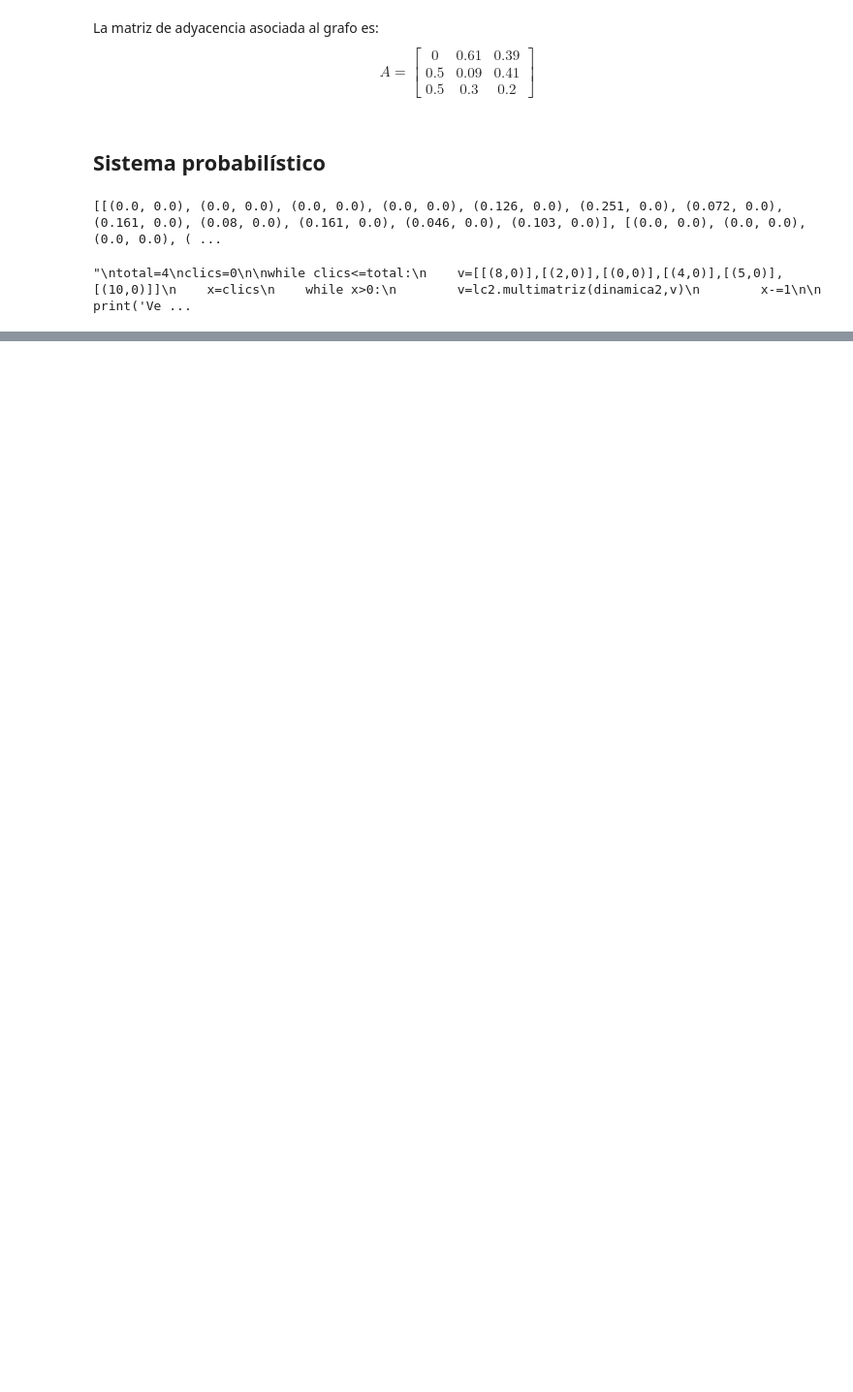
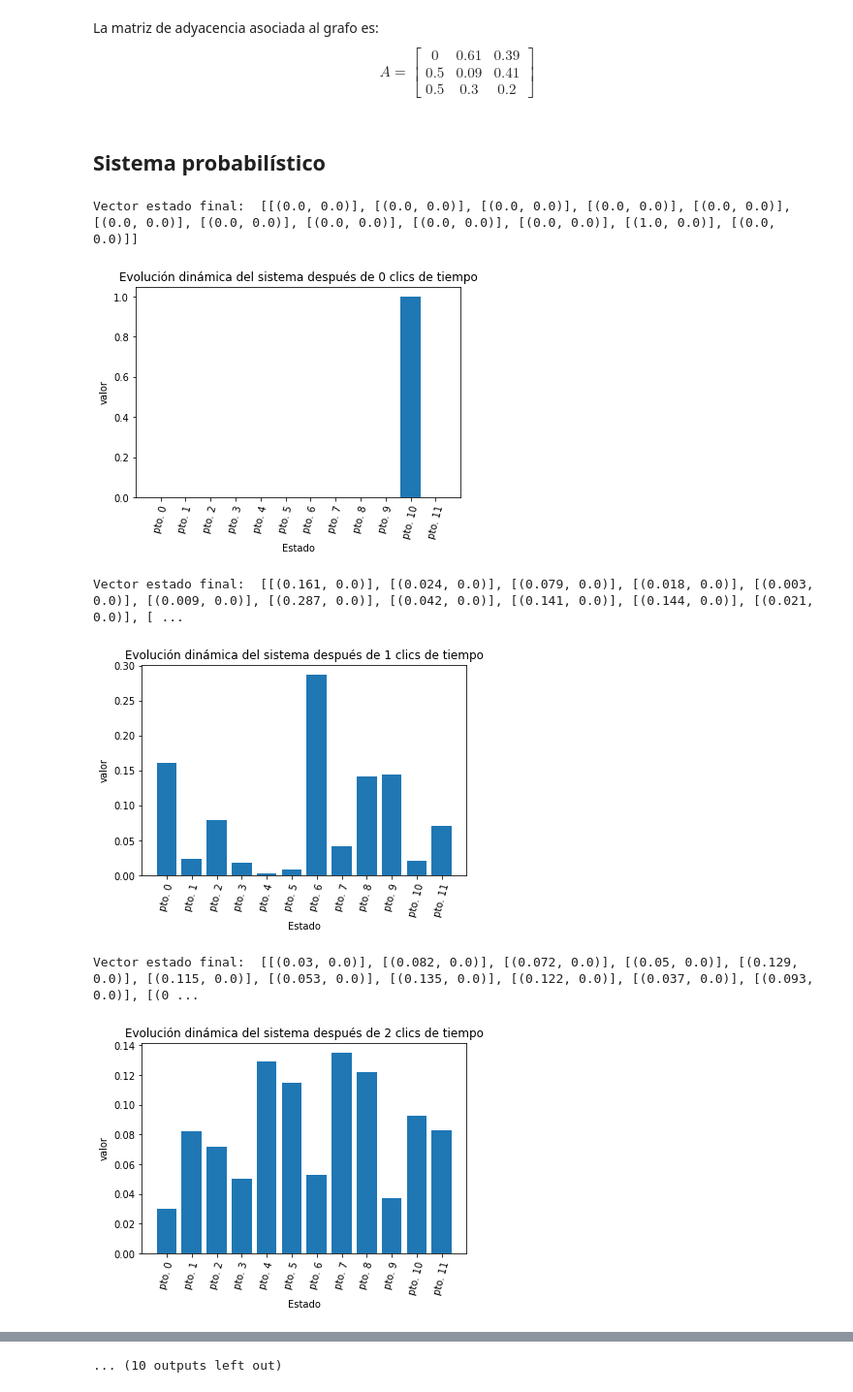
Before and after one commit to cristian-ruiz-s-ing/librer-acomplejos, a Jupyter notebook: Untitled.ipynb, the cells around one changed output, grey strips where cells are left out. Shown at 97% size. Drawn from its saved outputs; the diff is of its cells as text; code cells hidden in the pictures; blank space fills up the shorter version.

```diff
--- a/Untitled.ipynb
+++ b/Untitled.ipynb
@@ -98,41 +98,51 @@ import libreriacomplejos2 as lc2
 
 personaje=[[(0,0),(0.61,0),(0.39,0)],
           [(0.5,0),(0.09,0),(0.41,0)],
           [(0.5,0),(0.3,0),(0.2,0)]]
 
+personaje0=[[(0,0)],
+          [(1,0)],
+          [(0,0)]]
+
 aldeas=[[(7/34,0),(14/34,0),(4/34,0),(9/34,0)],
           [(15/34,0),(6/34,0),(12/34,0),(1/34,0)],
           [(2/34,0),(3/34,0),(13/34,0),(16/34,0)],
           [(10/34,0),(11/34,0),(5/34,0),(8/34,0)]]
 
-dinamica=lc2.tensor(personaje,aldeas)
-print(dinamica)
+aldeas0=[[(0,0)],
+          [(0,0)],
+          [(0,0)],
+          [(1,0)]]
 
-"""
-total=4
+dinamica=lc2.tensor(aldeas,personaje)
+
+total=10
 clics=0
 
 while clics<=total:
-    v=[[(8,0)],[(2,0)],[(0,0)],[(4,0)],[(5,0)],[(10,0)]]
+    v=lc2.tensor(aldeas0,personaje0)
     x=clics
     while x>0:
-        v=lc2.multimatriz(dinamica2,v)
+        v=lc2.multimatriz(dinamica,v)
         x-=1
 
     print('Vector estado final: ',v)
-    labels=['pto. 0', 'pto. 1', 'pto. 2', 'pto. 3', 'pto. 4', 'pto. 5']
-    estado=[v[0][0][0], v[1][0][0], v[2][0][0], v[3][0][0], v[4][0][0], v[5][0][0]]
+    labels=['pto. 0', 'pto. 1', 'pto. 2', 'pto. 3', 'pto. 4', 'pto. 5', 'pto. 6', 'pto. 7', 'pto. 8', 'pto. 9', 'pto. 10', 'pto. 11']
+    estado=[v[0][0][0], v[1][0][0], v[2][0][0], v[3][0][0], v[4][0][0], v[5][0][0], v[6][0][0], v[7][0][0], v[8][0][0], v[9][0][0], v[10][0][0], v[11][0][0]]
 
     index =np.arange(len(labels))
     #print('esto es index: ', index)
     plt.bar(index,estado)
     plt.xlabel('Estado')
     plt.ylabel('valor')
     plt.xticks(index, labels, rotation=75)
     plt.title('Evolución dinámica del sistema después de '+str(clics)+' clics de tiempo')
     plt.show()
     clics+=1
-"""
 # %% [output]
-[[(0.0, 0.0), (0.0, 0.0), (0.0, 0.0), (0.0, 0.0), (0.126, 0.0), (0.251, 0.0), (0.072, 0.0), (0.161, 0.0), (0.08, 0.0), (0.161, 0.0), (0.046, 0.0), (0.103, 0.0)], [(0.0, 0.0), (0.0, 0.0), (0.0, 0.0), ( ...
+Vector estado final:  [[(0.0, 0.0)], [(0.0, 0.0)], [(0.0, 0.0)], [(0.0, 0.0)], [(0.0, 0.0)], [(0.0, 0.0)], [(0.0, 0.0)], [(0.0, 0.0)], [(0.0, 0.0)], [(0.0, 0.0)], [(1.0, 0.0)], [(0.0, 0.0)]]
+[figure, added]
-"\ntotal=4\nclics=0\n\nwhile clics<=total:\n    v=[[(8,0)],[(2,0)],[(0,0)],[(4,0)],[(5,0)],[(10,0)]]\n    x=clics\n    while x>0:\n        v=lc2.multimatriz(dinamica2,v)\n        x-=1\n\n    print('Ve ...
+Vector estado final:  [[(0.161, 0.0)], [(0.024, 0.0)], [(0.079, 0.0)], [(0.018, 0.0)], [(0.003, 0.0)], [(0.009, 0.0)], [(0.287, 0.0)], [(0.042, 0.0)], [(0.141, 0.0)], [(0.144, 0.0)], [(0.021, 0.0)], [ ...
+[figure, added]
+Vector estado final:  [[(0.03, 0.0)], [(0.082, 0.0)], [(0.072, 0.0)], [(0.05, 0.0)], [(0.129, 0.0)], [(0.115, 0.0)], [(0.053, 0.0)], [(0.135, 0.0)], [(0.122, 0.0)], [(0.037, 0.0)], [(0.093, 0.0)], [(0 ...
+[figure, added]
@@ -138,0 +155 @@ while clics<=total:
+... (10 outputs left out)
```
Also changed, not shown: parts of 1 cell of this notebook.
